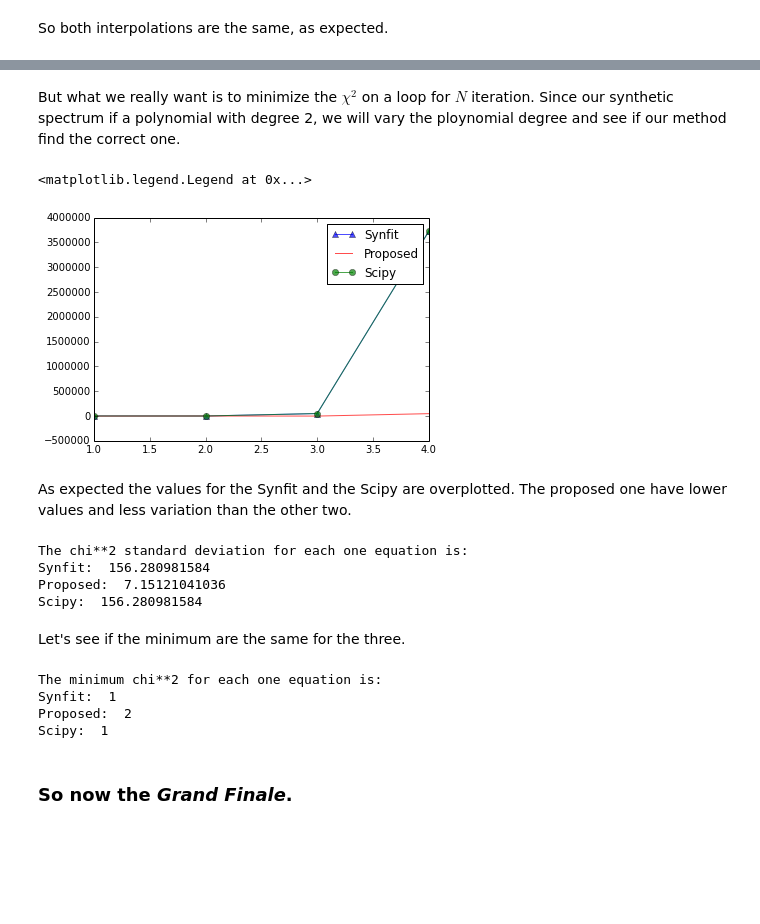
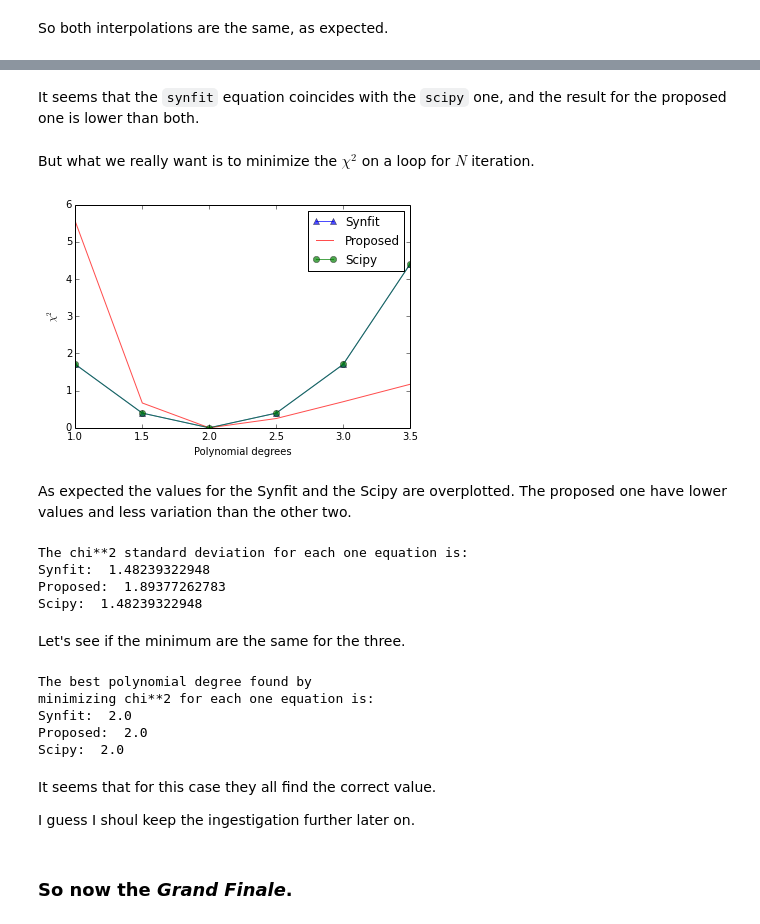
Before and after one commit to gabraganca/S4, a Jupyter notebook: notebooks/Synfit.ipynb, the cells around one changed output, grey strips where cells are left out. Saved outputs shown, nothing was run; the diff lists cells and outputs as text; code cells hidden in the pictures; blank space fills up the shorter version.

Commit message:
Work on chi^2 minimization.
For fitting t apolynomial with varying degrees, all methods of
chi^2 minimization find the degree set by me.

I still think that there is something odd on this...

```diff
--- a/notebooks/Synfit.ipynb
+++ b/notebooks/Synfit.ipynb
@@ -244,13 +250,13 @@ We can simulate a synthetic array an then add to it a gaussian noise (the observ
 # %%
 import scipy.stats as st
 
-x_vector = np.linspace(0, 10, 20)
+x_vector = np.linspace(0.1, 1, 20)
 
-# synthetic values
-syn = x_vector**2
+# Observed spectrum
+obs = x_vector**2
 
-# 'observed' values
-obs = syn + np.random.poisson(len(syn))
+# Any synthetic spectrum
+syn = x_vector**3
 
-plt.plot(x_vector, syn, 'b-', x_vector, obs, 'ro')
+_ = plt.plot(x_vector, syn, 'b-', x_vector, obs, 'ro')
 # %% [output]
@@ -282,29 +278,32 @@ I will just leave this here as a negative result.
+# %% [markdown]
+It seems that the `synfit` equation coincides with the `scipy` one, and the result for the proposed one is lower than both.
 # %% [markdown]
-But what we really want is to minimize the $\chi^2$ on a loop for $N$ iteration. Since our synthetic spectrum if a polynomial with degree 2, we will vary the ploynomial degree and see if our method find the correct one.
+But what we really want is to minimize the $\chi^2$ on a loop for $N$ iteration.
 # %%
 synfit_chi = []
 proposed_chi = []
 scipy_chi = []
 
-poly_degrees = range(1, 5)
+#polynomial degrees
+pol_degs = np.arange(1, 4, 0.5)
 
-for n in poly_degrees:
-    # 'observed' values
-    obs = x_vector**n
+for i in pol_degs:
+    syn = x_vector**i
 
     synfit_chi.append(chisquare_synfit(obs, syn))
     proposed_chi.append(chisquare_proposed(obs, syn))
     scipy_chi.append(st.chisquare(obs, syn)[0])
 
 
 # Let's plot each fit
-plt.plot(poly_degrees, synfit_chi, 'b^-', label='Synfit', alpha=0.7)
-plt.plot(poly_degrees, proposed_chi, 'r-', label='Proposed', alpha=0.7)
-plt.plot(poly_degrees, scipy_chi, 'go-', label='Scipy', alpha=0.7)
-plt.legend()
+plt.plot(pol_degs, synfit_chi, 'b^-', label='Synfit', alpha=0.7)
+plt.plot(pol_degs, proposed_chi, 'r-', label='Proposed', alpha=0.7)
+plt.plot(pol_degs, scipy_chi, 'go-', label='Scipy', alpha=0.7)
+plt.xlabel('Polynomial degrees')
+plt.ylabel(r'$\chi^2$')
+_ = plt.legend()
 # %% [output]
-<matplotlib.legend.Legend at 0x...>
-[figure, old version]
+[figure, new version]
 # %% [markdown]
 As expected the values for the Synfit and the Scipy are overplotted. The proposed one have lower values and less variation than the other two.
 # %%
@@ -314,21 +313,27 @@ print 'Proposed: ', np.std(proposed_chi)
 print 'Scipy: ', np.std(scipy_chi)
 # %% [output]
 The chi**2 standard deviation for each one equation is:
-Synfit:  156.280981584
-Proposed:  7.15121041036
-Scipy:  156.280981584
+Synfit:  1.48239322948
+Proposed:  1.89377262783
+Scipy:  1.48239322948
 # %% [markdown]
 Let's see if the minimum are the same for the three.
 # %%
-print 'The minimum chi**2 for each one equation is:'
-print 'Synfit: ', np.argmin(synfit_chi)
-print 'Proposed: ', np.argmin(proposed_chi)
-print 'Scipy: ', np.argmin(scipy_chi)
+print 'The best polynomial degree found by '
+print 'minimizing chi**2 for each one equation is:'
+print 'Synfit: ', pol_degs[np.argmin(synfit_chi)]
+print 'Proposed: ', pol_degs[np.argmin(proposed_chi)]
+print 'Scipy: ', pol_degs[np.argmin(scipy_chi)]
 # %% [output]
-The minimum chi**2 for each one equation is:
-Synfit:  1
-Proposed:  2
-Scipy:  1
+The best polynomial degree found by
+minimizing chi**2 for each one equation is:
+Synfit:  2.0
+Proposed:  2.0
+Scipy:  2.0
+# %% [markdown]
+It seems that for this case they all find the correct value.
+
+I guess I shoul keep the ingestigation further later on.
 # %% [markdown]
 ### So now the *Grand Finale*.
 # %% [markdown]
```
Also changed, not shown: parts of 6 cells of this notebook.
